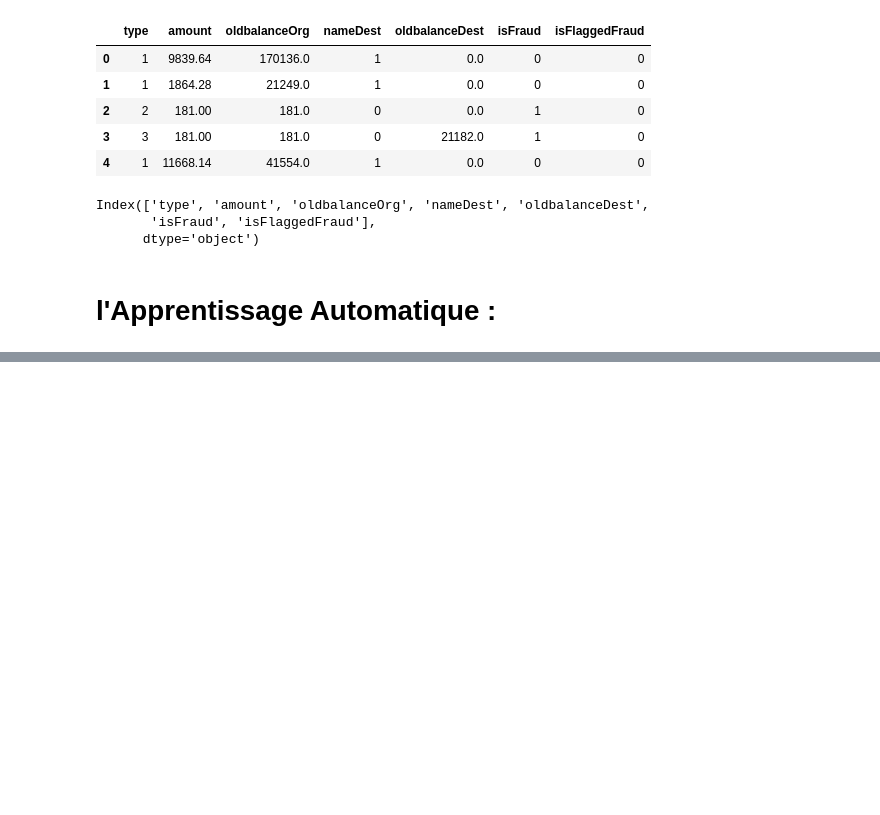
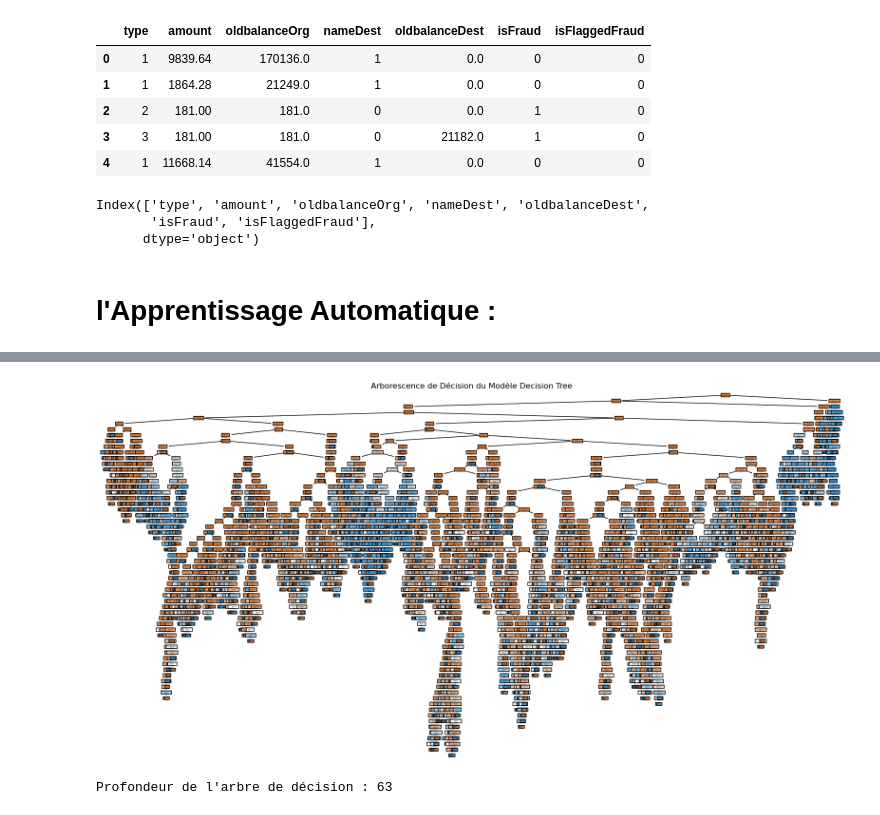
Before and after one commit to mohammedbourkache/PFE_detection_fraudes_DS_1, a Jupyter notebook: Dataset_1/desequilibre/desequilibre0.ipynb, the cells around one changed output, grey strips where cells are left out. Saved outputs shown, nothing was run; the diff lists cells and outputs as text; code cells hidden in the pictures; blank space fills up the shorter version.

```diff
--- a/Dataset_1/desequilibre/desequilibre0.ipynb
+++ b/Dataset_1/desequilibre/desequilibre0.ipynb
@@ -273,0 +259,23 @@ Matrice de Confusion:
+# %%
+from sklearn.tree import plot_tree
+from sklearn.tree import DecisionTreeClassifier
+
+# Créez et entraînez votre modèle d'arbre de décision (assurez-vous d'avoir x_train et y_train définis)
+model_decision_tree = DecisionTreeClassifier(random_state=42)
+model_decision_tree.fit(x_train, y_train)
+
+# Accédez à l'arbre de décision
+tree = model_decision_tree.tree_
+
+# Calculez la profondeur de l'arbre
+tree_depth = tree.max_depth
+
+# Tracez l'arborescence de décision
+plt.figure(figsize=(20, 10))
+plot_tree(model_decision_tree, filled=True, rounded=True, feature_names=x_train.columns, class_names=[str(i) for i in range(len(y_train.unique()))])
+plt.title('Arborescence de Décision du Modèle Decision Tree')
+plt.show()
+print(f"Profondeur de l'arbre de décision : {tree_depth}")
+# %% [output]
+[figure, added]
+Profondeur de l'arbre de décision : 63
```
Also changed, not shown: parts of 7 cells of this notebook.
